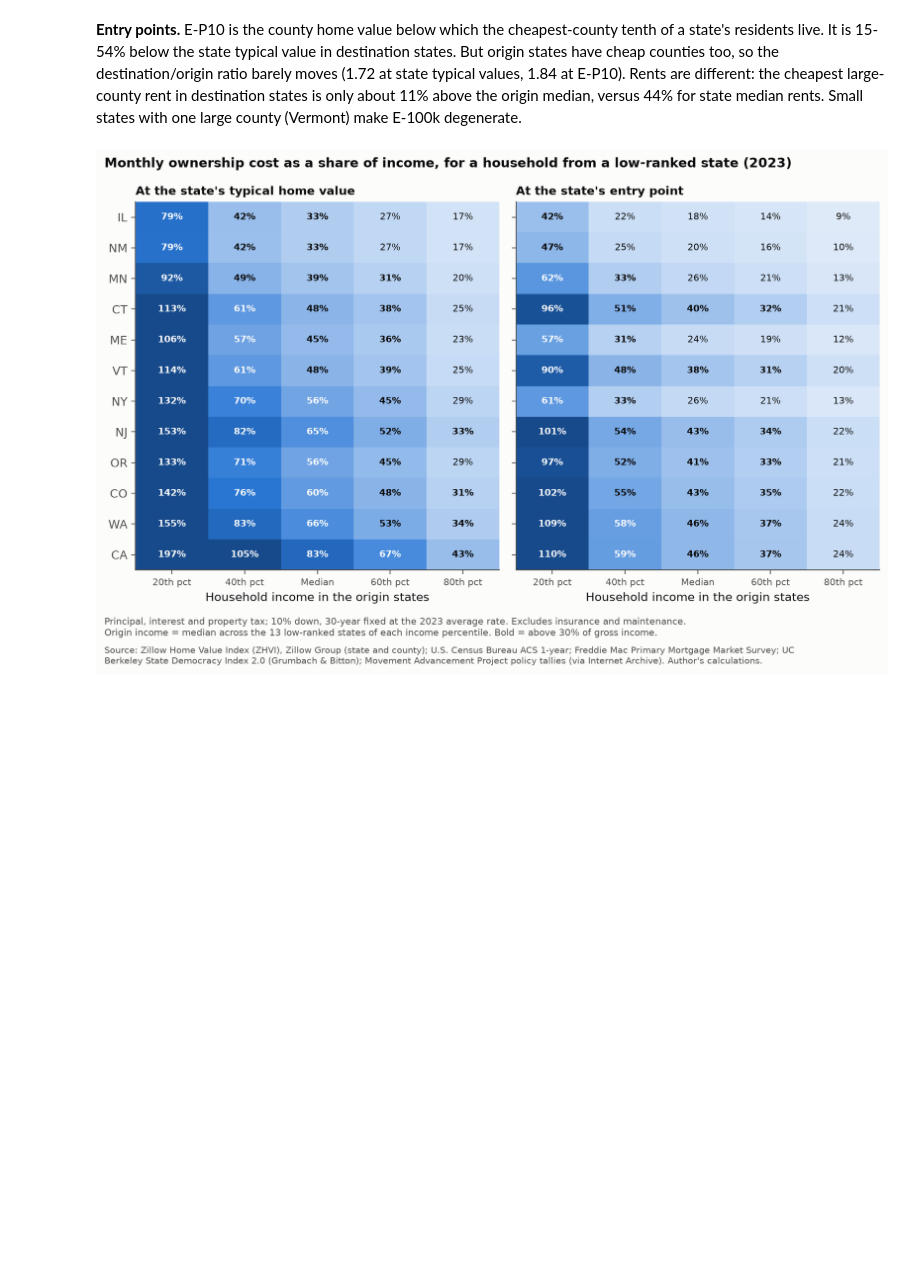
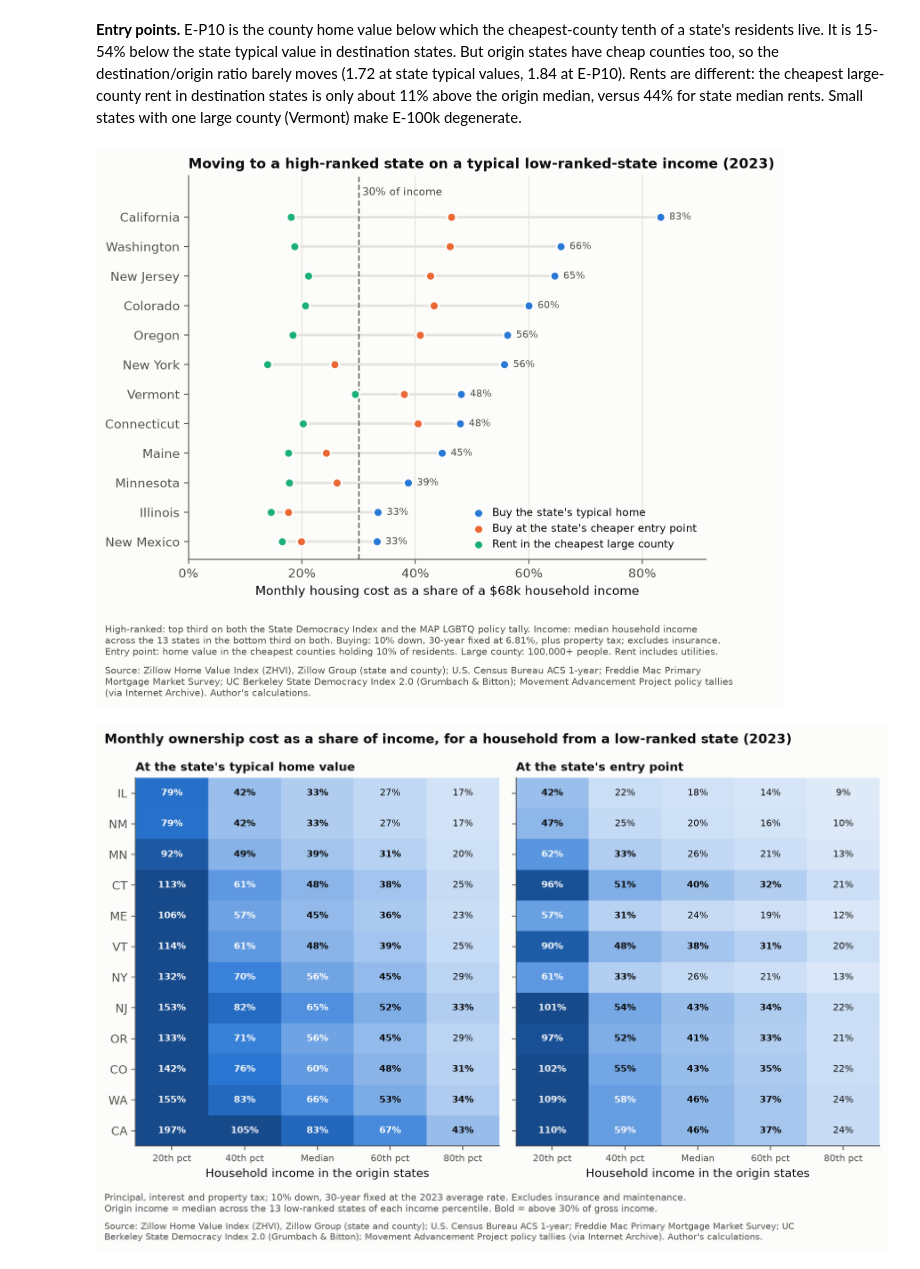
Before and after one commit to ec78/medium-posts, a Jupyter notebook: posts/housing-democracy-lgbtq/notebooks/analysis.ipynb, the cells around one changed output. Cells and saved outputs as stored; diff of their text form; code cells hidden in the pictures; blank space fills up the shorter version.

```diff
--- a/posts/housing-democracy-lgbtq/notebooks/analysis.ipynb
+++ b/posts/housing-democracy-lgbtq/notebooks/analysis.ipynb
@@ -322,6 +322,10 @@ mv['t13']
 | 5 | Median gross rent: cheapest count... | 929.000 | 1030.000 | 1.109 | 0.309 | 0.439 | 50 |
 # %% [markdown]
 **Entry points.** E-P10 is the county home value below which the cheapest-county tenth of a state's residents live. It is 15-54% below the state typical value in destination states. But origin states have cheap counties too, so the destination/origin ratio barely moves (1.72 at state typical values, 1.84 at E-P10). Rents are different: the cheapest large-county rent in destination states is only about 11% above the origin median, versus 44% for state median rents. Small states with one large county (Vermont) make E-100k degenerate.
+# %%
+display(Image(str(FIG / 'f13_mover_cost_simple.png')))  # figure 2 in the published post
+# %% [output]
+[figure, added]
 # %%
 display(Image(str(FIG / 'f12_mover_cost_share.png')))
 mv['t14']
```
Also changed, not shown: 24 other files.
